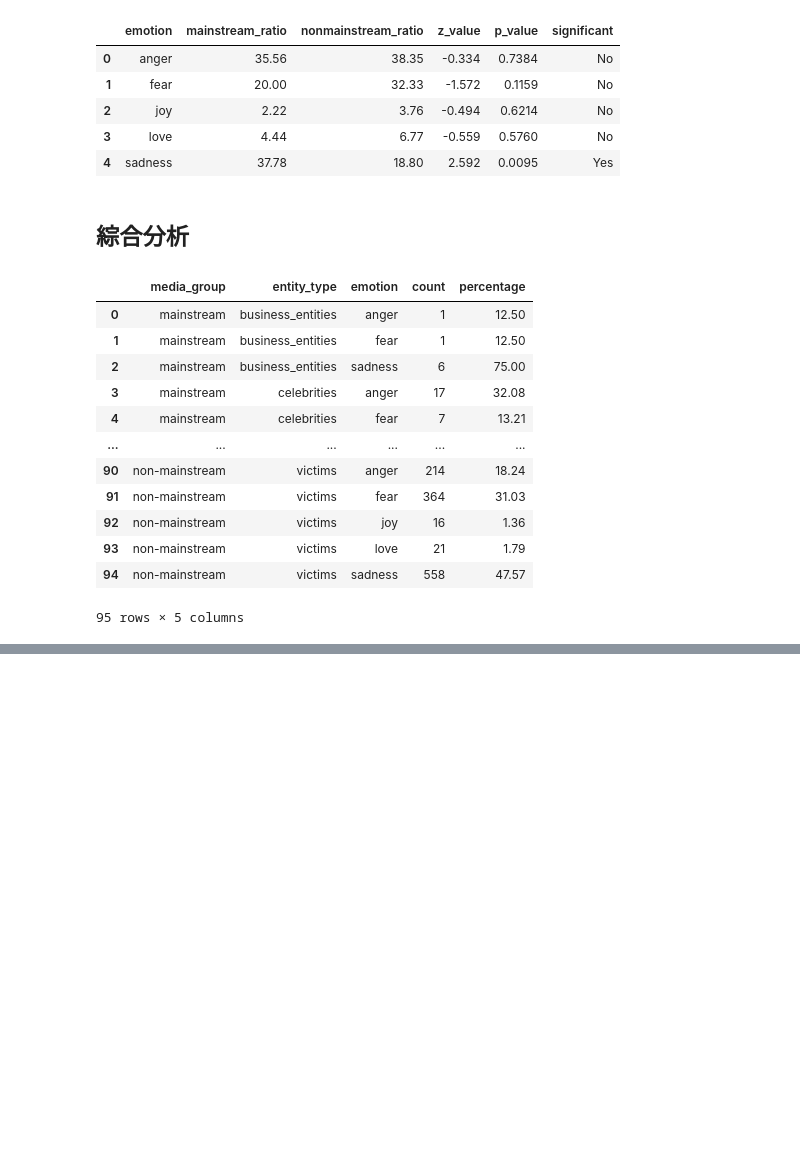
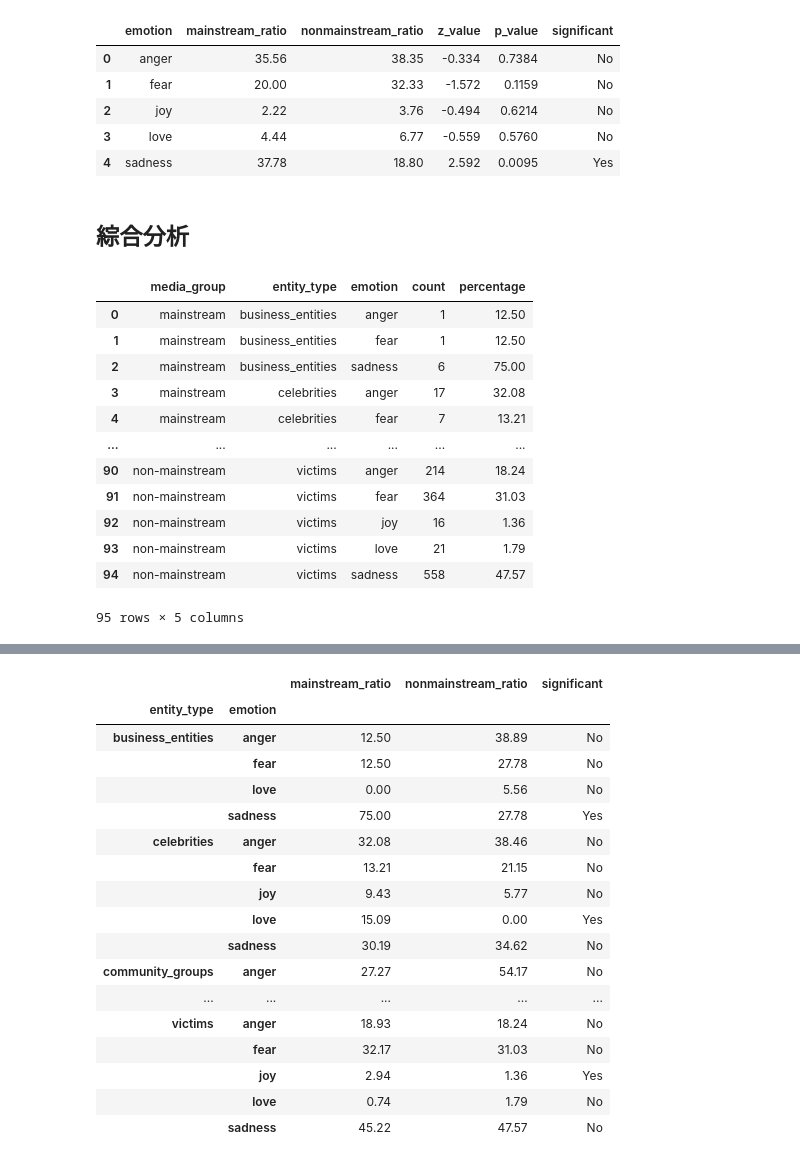
Before and after one commit to xrueiii/2025IMProject, a Jupyter notebook: RQ2-2/emotion-gpt-analysis.ipynb, the cells around one changed output, grey strips where cells are left out. Drawn from its saved outputs; the diff is of its cells as text; code cells hidden in the pictures; blank space fills up the shorter version.

```diff
--- a/RQ2-2/emotion-gpt-analysis.ipynb
+++ b/RQ2-2/emotion-gpt-analysis.ipynb
@@ -979,0 +1151,78 @@ plt.show()
+# %%
+from statsmodels.stats.proportion import proportions_ztest
+import pandas as pd
+
+# 確保媒體名稱一致
+emotion_counts['media_group'] = (
+    emotion_counts['media_group']
+    .astype(str)
+    .str.strip()
+    .str.lower()
+    .str.replace(r'[\s\-]+', '', regex=True)
+)
+
+ORDER = ['mainstream', 'nonmainstream']
+results = []
+
+# === 比例檢定 ===
+for entity in emotion_counts['entity_type'].unique():
+    entity_df = emotion_counts[emotion_counts['entity_type'] == entity]
+    emotions = entity_df['emotion'].unique()
+
+    for emo in emotions:
+        sub = (entity_df[entity_df['emotion'] == emo]
+               .groupby('media_group', as_index=True)['count']
+               .sum()
+               .reindex(ORDER)
+               .fillna(0))
+
+        count = sub.values.astype(int)
+        total = (entity_df.groupby('media_group')['count']
+                 .sum()
+                 .reindex(ORDER)
+                 .fillna(0)
+                 .values.astype(int))
+
+        if len(count) < 2 or total.sum() == 0:
+            continue
+
+        z, p = proportions_ztest(count, total)
+
+        results.append({
+            'entity_type': entity,
+            'emotion': emo,
+            'mainstream_ratio': round(100 * count[0] / total[0], 2) if total[0] > 0 else 0,
+            'nonmainstream_ratio': round(100 * count[1] / total[1], 2) if total[1] > 0 else 0,
+            'significant': 'Yes' if p < 0.05 else 'No'
+        })
+
+# === 整理成雙層 row header ===
+ztest_entity_results = pd.DataFrame(results)
+
+# 設定雙層 row index
+multi_row_df = (
+    ztest_entity_results
+    .set_index(['entity_type', 'emotion'])
+    [['mainstream_ratio', 'nonmainstream_ratio', 'significant']]
+    .sort_index()
+)
+multi_row_df
+# %% [output]
+|  |  | mainstream_ratio | nonmainstream_ratio | significant |
+| entity_type | emotion |  |  |  |
+| business_entities | anger | 12.50 | 38.89 | No |
+|  | fear | 12.50 | 27.78 | No |
+|  | love | 0.00 | 5.56 | No |
+|  | sadness | 75.00 | 27.78 | Yes |
+| celebrities | anger | 32.08 | 38.46 | No |
+|  | fear | 13.21 | 21.15 | No |
+|  | joy | 9.43 | 5.77 | No |
+|  | love | 15.09 | 0.00 | Yes |
+|  | sadness | 30.19 | 34.62 | No |
+| community_groups | anger | 27.27 | 54.17 | No |
+| ... | ... | ... | ... | ... |
+| victims | anger | 18.93 | 18.24 | No |
+|  | fear | 32.17 | 31.03 | No |
+|  | joy | 2.94 | 1.36 | Yes |
+|  | love | 0.74 | 1.79 | No |
+|  | sadness | 45.22 | 47.57 | No |
```
Also changed, not shown: parts of 4 cells of this notebook.
